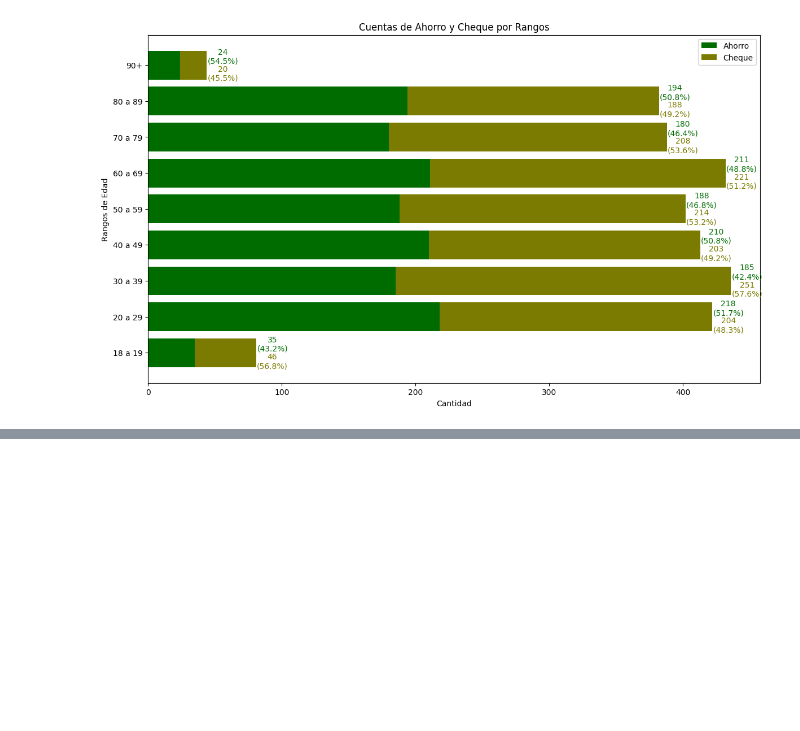
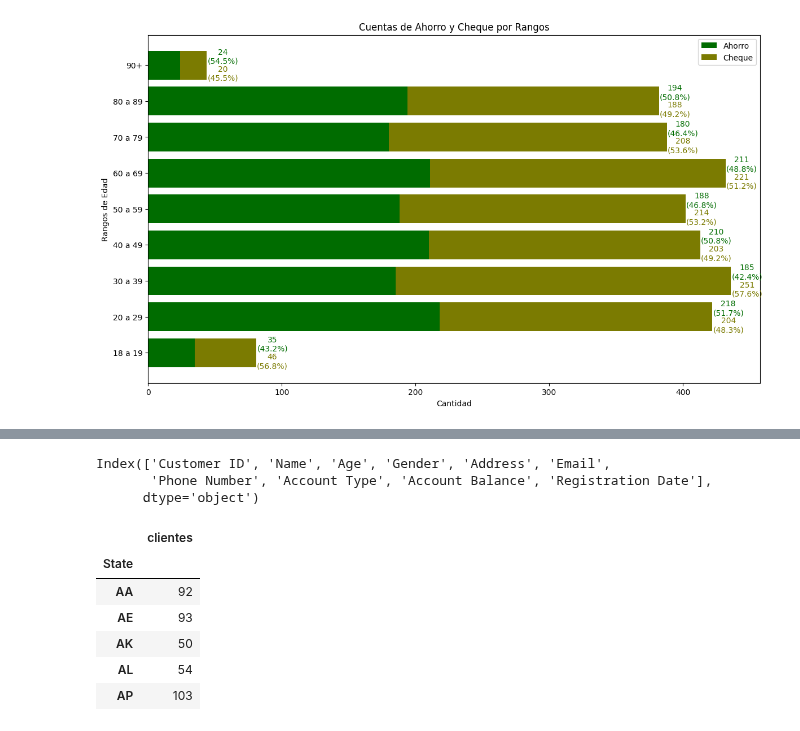
Before and after one commit to Vigonzaleze/analisisDatos_clientesBancarios, a Jupyter notebook: Analisis/analisis.ipynb, the cells around one changed output, grey strips where cells are left out. Saved outputs shown, nothing was run; the diff lists cells and outputs as text; code cells hidden in the pictures; blank space fills up the shorter version.

```diff
--- a/Analisis/analisis.ipynb
+++ b/Analisis/analisis.ipynb
@@ -261,0 +278,39 @@ Como se puede ver en el grafico, las predominancias segun rango etario serian la
+# %%
+datos_modif.columns
+# %% [output]
+Index(['Customer ID', 'Name', 'Age', 'Gender', 'Address', 'Email',
+       'Phone Number', 'Account Type', 'Account Balance', 'Registration Date'],
+      dtype='object')
+# %%
+# Obtener datos a manejar
+distrib_geograf = datos_modif[["Customer ID", "Address"]].copy()
+distrib_geograf_noModif = datos_modif[["Customer ID", "Address"]].copy()
+
+# Separaremos la dirección de su estado
+distrib_geograf["State"] = distrib_geograf["Address"].str.split(',').str[1].str.split(' ').str[1]
+distrib_geograf_noModif["State"] = distrib_geograf_noModif["Address"].str.split(',').str[1].str.split(' ').str[1]
+
+# # Convertir State a string
+distrib_geograf = distrib_geograf.astype({'State': 'string'})
+
+#Condiciones de modificacion de estados militares
+condicionAA = distrib_geograf["Address"].str.contains(' AA ')
+condicionAP = distrib_geograf["Address"].str.contains(' AP ')
+condicionAE = distrib_geograf["Address"].str.contains(' AE ')
+
+# modificaciones a estados militares
+distrib_geograf.loc[condicionAA, 'State'] = 'AA'
+distrib_geograf.loc[condicionAP, 'State'] = 'AP'
+distrib_geograf.loc[condicionAE, 'State'] = 'AE'
+
+# Creacion de la tabla para el grafico de distribucion geografica
+distrib_geograf = distrib_geograf.groupby('State').agg(clientes=('Customer ID', 'count'))
+distrib_geograf.head()
+# %% [output]
+|  | clientes |
+| State |  |
+| AA | 92 |
+| AE | 93 |
+| AK | 50 |
+| AL | 54 |
+| AP | 103 |
```
Also changed, not shown: parts of 6 cells of this notebook.
